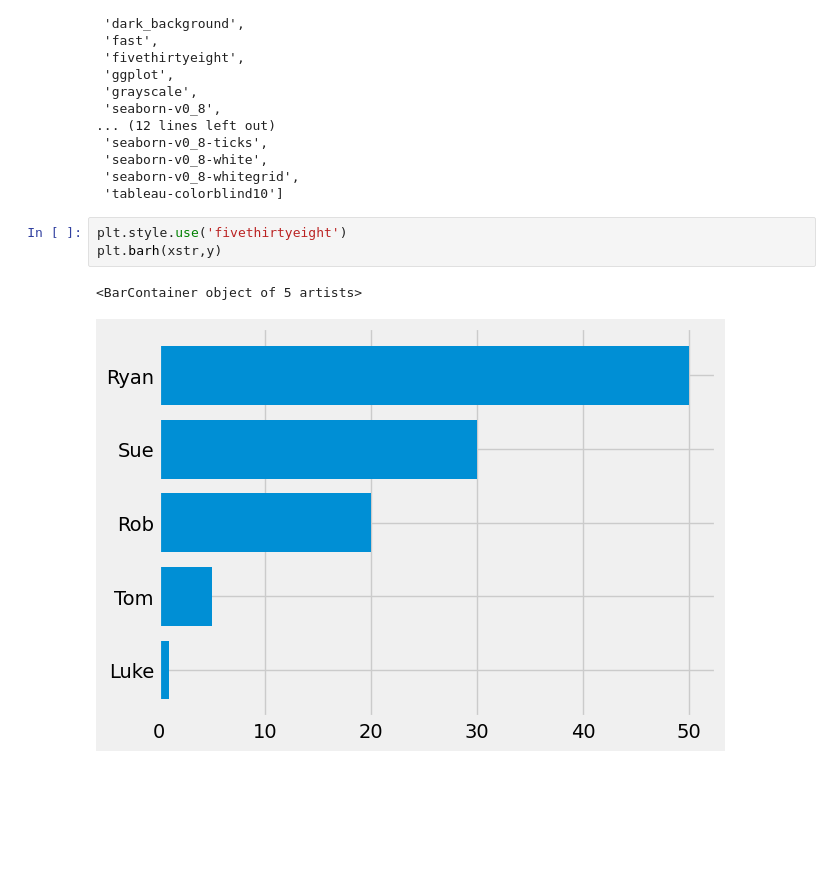
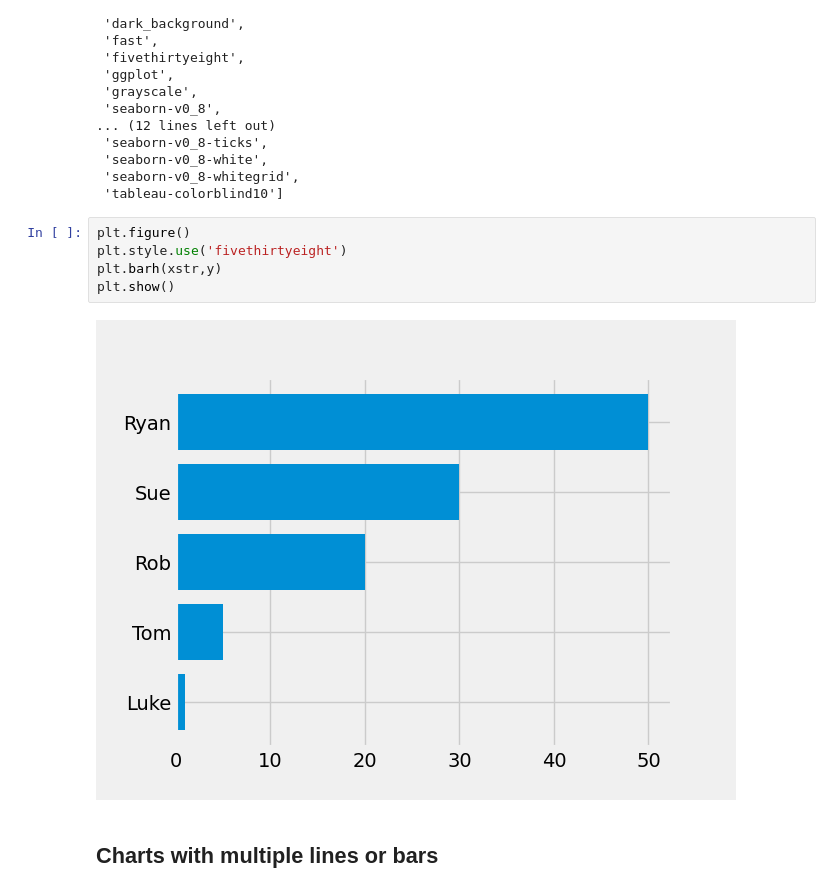
Before and after one commit to mt-robotics/python, a Jupyter notebook: data_science/matplotlib/matplotlib.ipynb, the cells around one changed output. Saved outputs shown, nothing was run; the diff lists cells and outputs as text; blank space fills up the shorter version.

```diff
--- a/data_science/matplotlib/matplotlib.ipynb
+++ b/data_science/matplotlib/matplotlib.ipynb
@@ -83,8 +97,11 @@ plt.style.available
  'seaborn-v0_8-whitegrid',
  'tableau-colorblind10']
 # %%
+plt.figure()
 plt.style.use('fivethirtyeight')
 plt.barh(xstr,y)
+plt.show()
 # %% [output]
-<BarContainer object of 5 artists>
-[figure, old version]
+[figure, new version]
+# %% [markdown]
+## Charts with multiple lines or bars
```
Also changed, not shown: parts of 27 cells of this notebook, 7 other files.
